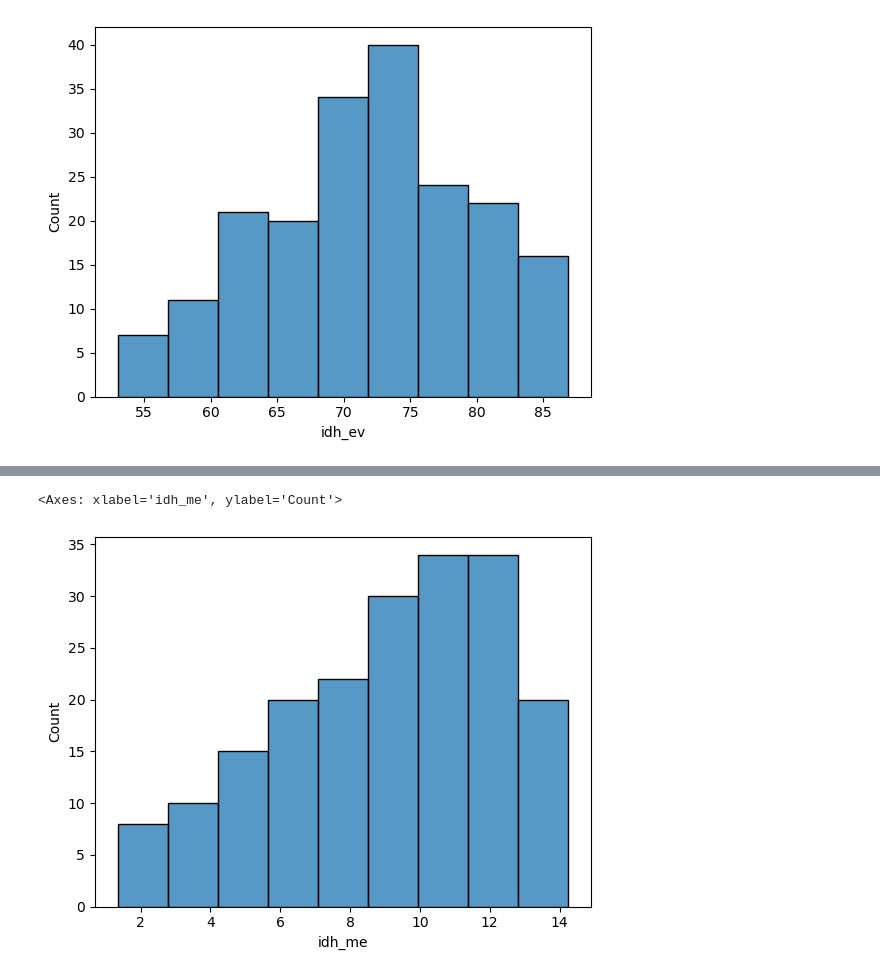
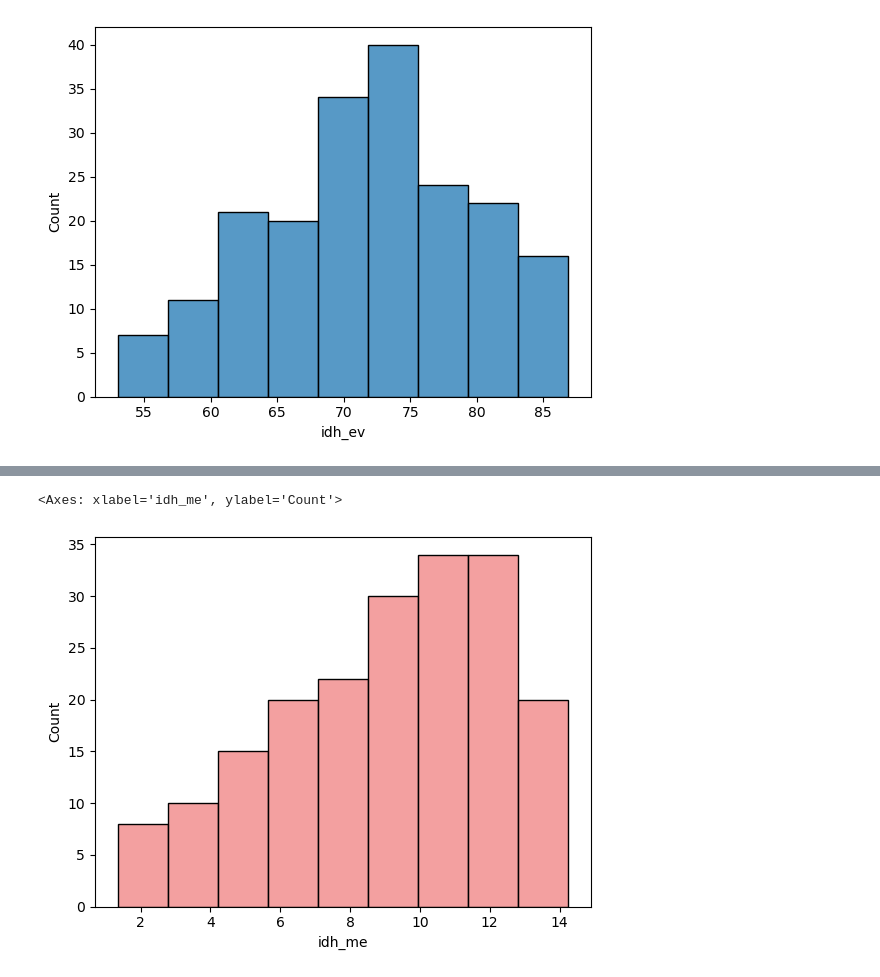
Before and after one commit to lthevenard/curso_prog, a Jupyter notebook: assets/_hidden/aula4.ipynb, the cells around one changed output, grey strips where cells are left out. Saved outputs shown, nothing was run; the diff lists cells and outputs as text; code cells hidden in the pictures.

```diff
--- a/assets/_hidden/aula4.ipynb
+++ b/assets/_hidden/aula4.ipynb
@@ -27,2 +29,3 @@ Vamos utilizar dados relacionados ao Índice de Desenvolvimento Humano – IDH d
 # %%
-idh = pd.read_csv("https://bit.ly/idh_tidy")
+idh_2022 = pd.read_csv("https://bit.ly/idh_tidy_2022")
+idh_2022
@@ -51,5 +75,3 @@ Variáveis n
  - `extra_ft_m`: Homens com +15 anos na força de trabalho (%).
  - `extra_co2`: Emissão per capita de dióxido de carbono da produção (Toneladas).
  - `extra_pop`: População Total.
-# %%
-idh_2022 = pd.read_csv("../data/idh_2022.csv")
@@ -76,5 +132,5 @@ sns.histplot(x="idh_ee", data=idh_2022)
 # %%
-sns.histplot(x="idh_me", data=idh_2022)
+sns.histplot(x="idh_me", color="lightcoral", data=idh_2022)
 # %% [output]
 <Axes: xlabel='idh_me', ylabel='Count'>
-[figure, old version]
+[figure, new version]
```
Also changed, not shown: parts of 14 cells of this notebook.
